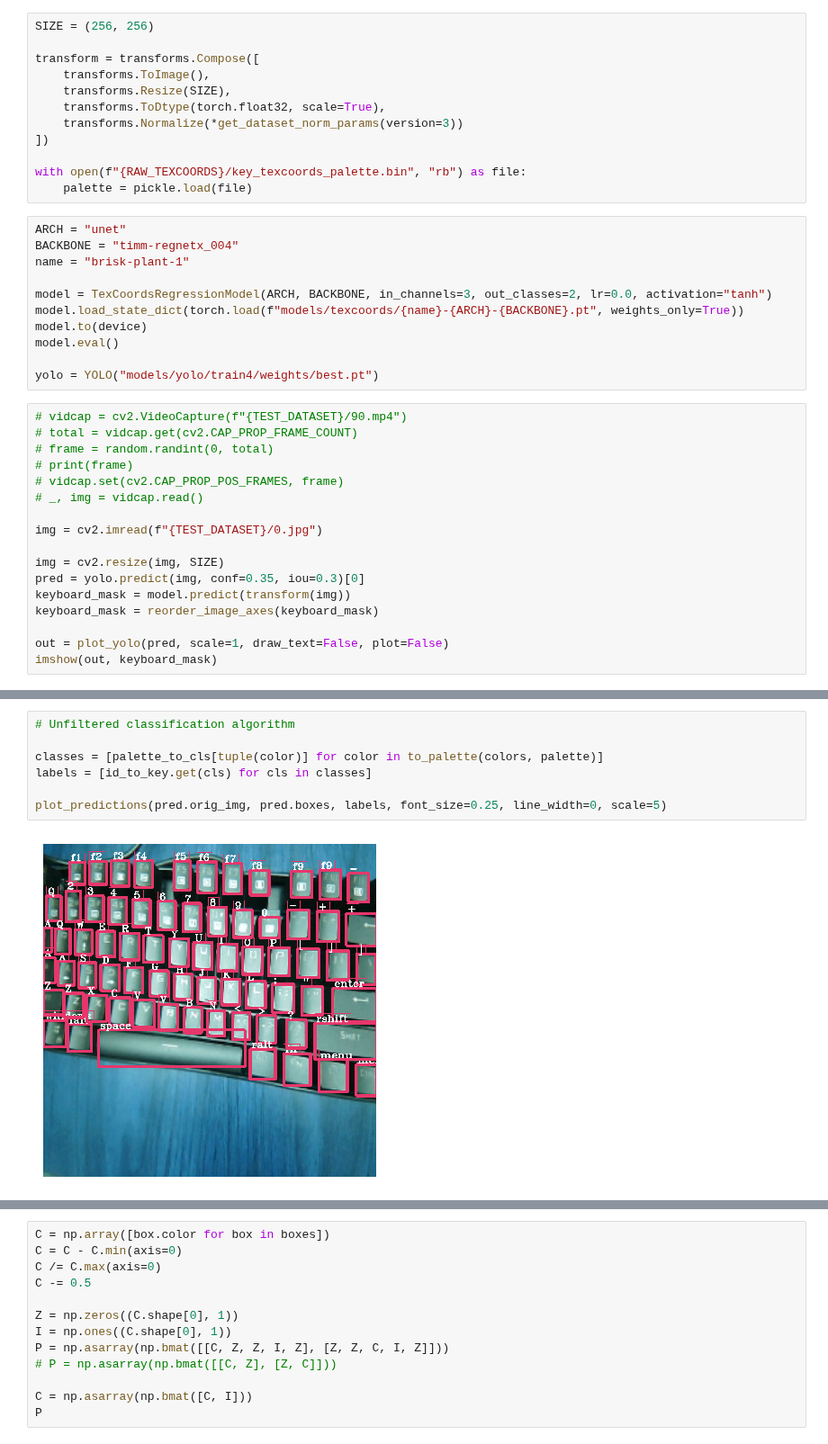
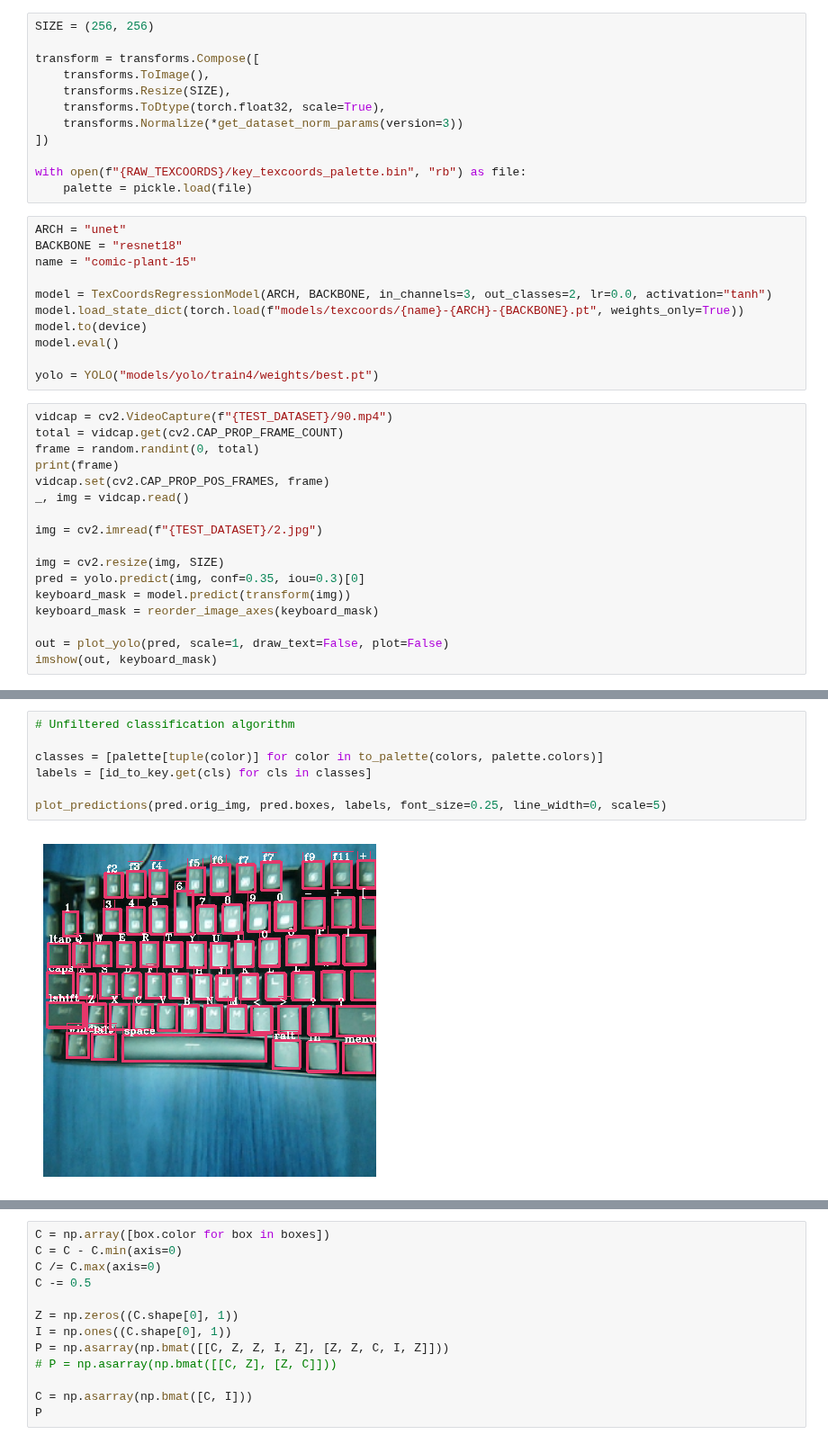
Before and after one commit to umrover/keyboard-detection, a Jupyter notebook: models/inference-texcoords.ipynb, the cells around one changed output, grey strips where cells are left out. Shown at 90% size. Drawn from its saved outputs; the diff is of its cells as text.

```diff
--- a/models/inference-texcoords.ipynb
+++ b/models/inference-texcoords.ipynb
@@ -31,8 +29,8 @@ with open(f"{RAW_TEXCOORDS}/key_texcoords_palette.bin", "rb") as file:
     palette = pickle.load(file)
 # %%
 ARCH = "unet"
-BACKBONE = "timm-regnetx_004"
-name = "brisk-plant-1"
+BACKBONE = "resnet18"
+name = "comic-plant-15"
 
 model = TexCoordsRegressionModel(ARCH, BACKBONE, in_channels=3, out_classes=2, lr=0.0, activation="tanh")
 model.load_state_dict(torch.load(f"models/texcoords/{name}-{ARCH}-{BACKBONE}.pt", weights_only=True))
@@ -41,14 +39,14 @@ model.eval()
 
 yolo = YOLO("models/yolo/train4/weights/best.pt")
 # %%
-# vidcap = cv2.VideoCapture(f"{TEST_DATASET}/90.mp4")
-# total = vidcap.get(cv2.CAP_PROP_FRAME_COUNT)
-# frame = random.randint(0, total)
-# print(frame)
-# vidcap.set(cv2.CAP_PROP_POS_FRAMES, frame)
-# _, img = vidcap.read()
+vidcap = cv2.VideoCapture(f"{TEST_DATASET}/90.mp4")
+total = vidcap.get(cv2.CAP_PROP_FRAME_COUNT)
+frame = random.randint(0, total)
+print(frame)
+vidcap.set(cv2.CAP_PROP_POS_FRAMES, frame)
+_, img = vidcap.read()
 
-img = cv2.imread(f"{TEST_DATASET}/0.jpg")
+img = cv2.imread(f"{TEST_DATASET}/2.jpg")
 
 img = cv2.resize(img, SIZE)
 pred = yolo.predict(img, conf=0.35, iou=0.3)[0]
@@ -92,12 +72,12 @@ array([[    0.32108,      0.3365],
 # %%
 # Unfiltered classification algorithm
 
-classes = [palette_to_cls[tuple(color)] for color in to_palette(colors, palette)]
+classes = [palette[tuple(color)] for color in to_palette(colors, palette.colors)]
 labels = [id_to_key.get(cls) for cls in classes]
 
 plot_predictions(pred.orig_img, pred.boxes, labels, font_size=0.25, line_width=0, scale=5)
 # %% [output]
-[figure, old version]
+[figure, new version]
 # %%
 # Greedy classification algorithm
 
```
Also changed, not shown: parts of 9 cells of this notebook, 3 other files.
